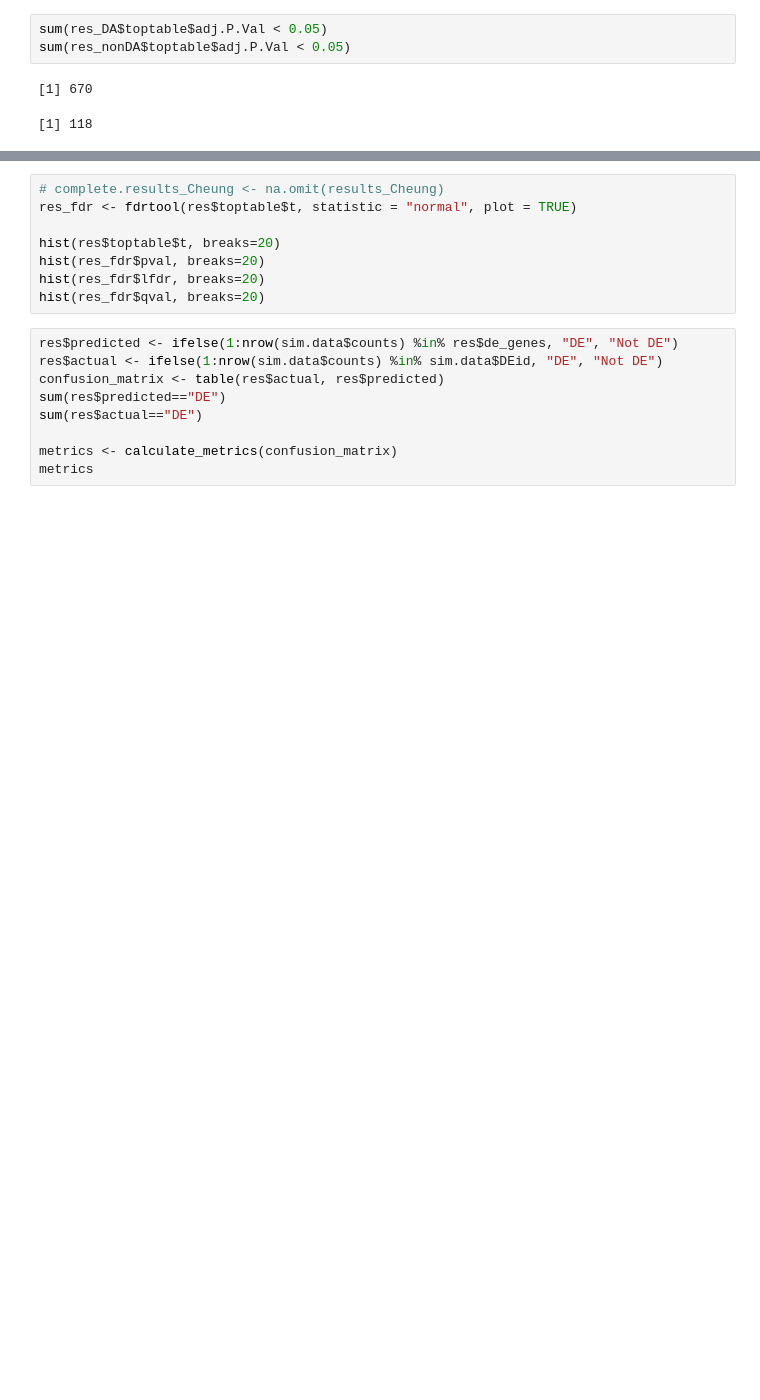
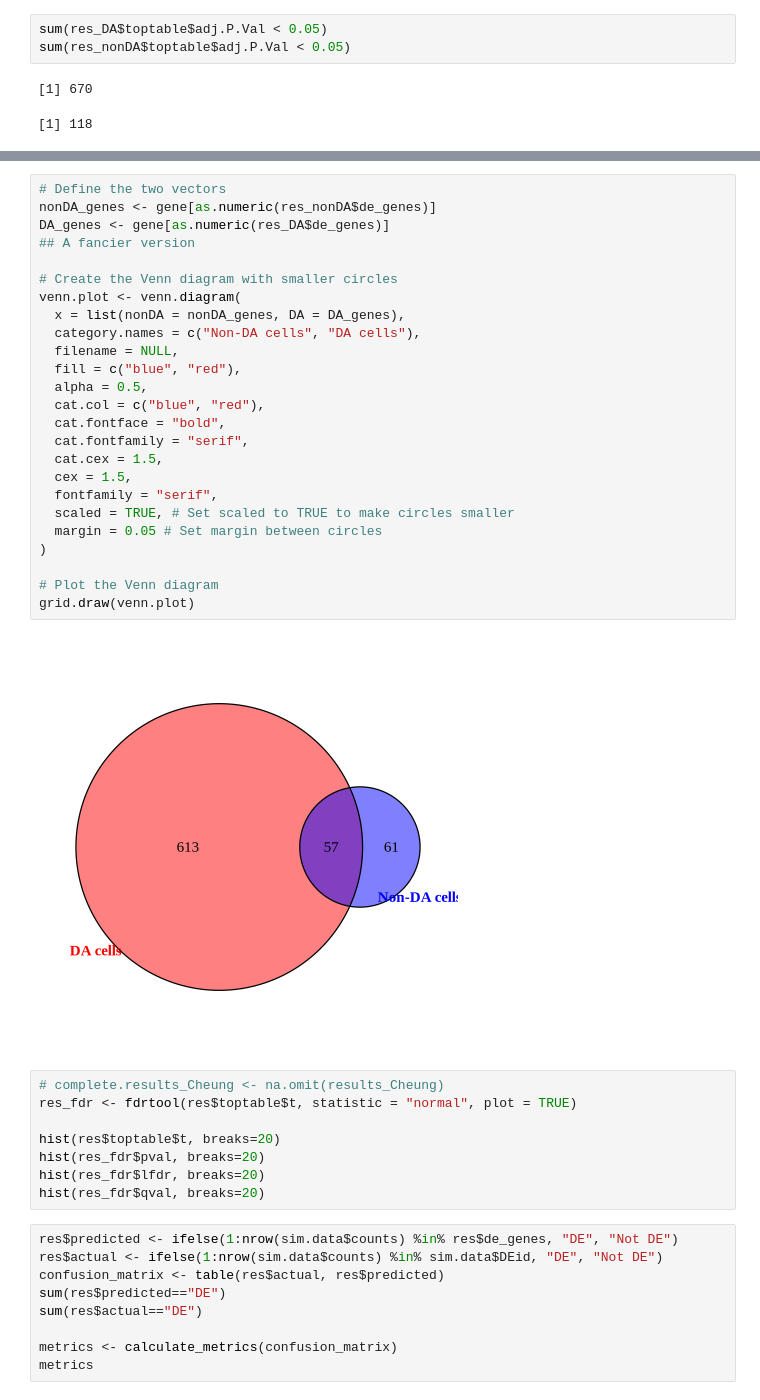
Before and after one commit to gwaldow2/cs776project, a Jupyter notebook: limma-voom_jerber.ipynb, the cells around one changed output, grey strips where cells are left out. Saved outputs shown, nothing was run; the diff lists cells and outputs as text; blank space fills up the shorter version.

```diff
--- a/limma-voom_jerber.ipynb
+++ b/limma-voom_jerber.ipynb
@@ -326,3 +359,30 @@ length(res_nonDA$de_genes)
+# %%
+# Define the two vectors
+nonDA_genes <- gene[as.numeric(res_nonDA$de_genes)]
+DA_genes <- gene[as.numeric(res_DA$de_genes)]
+## A fancier version
+
+# Create the Venn diagram with smaller circles
+venn.plot <- venn.diagram(
+  x = list(nonDA = nonDA_genes, DA = DA_genes),
+  category.names = c("Non-DA cells", "DA cells"),
+  filename = NULL,
+  fill = c("blue", "red"),
+  alpha = 0.5,
+  cat.col = c("blue", "red"),
+  cat.fontface = "bold",
+  cat.fontfamily = "serif",
+  cat.cex = 1.5,
+  cex = 1.5,
+  fontfamily = "serif",
+  scaled = TRUE, # Set scaled to TRUE to make circles smaller
+  margin = 0.05 # Set margin between circles
+)
+
+# Plot the Venn diagram
+grid.draw(venn.plot)
+# %% [output]
+[figure, added]
 # %%
 # complete.results_Cheung <- na.omit(results_Cheung)
 res_fdr <- fdrtool(res$toptable$t, statistic = "normal", plot = TRUE)
```
Also changed, not shown: parts of 12 cells of this notebook.
